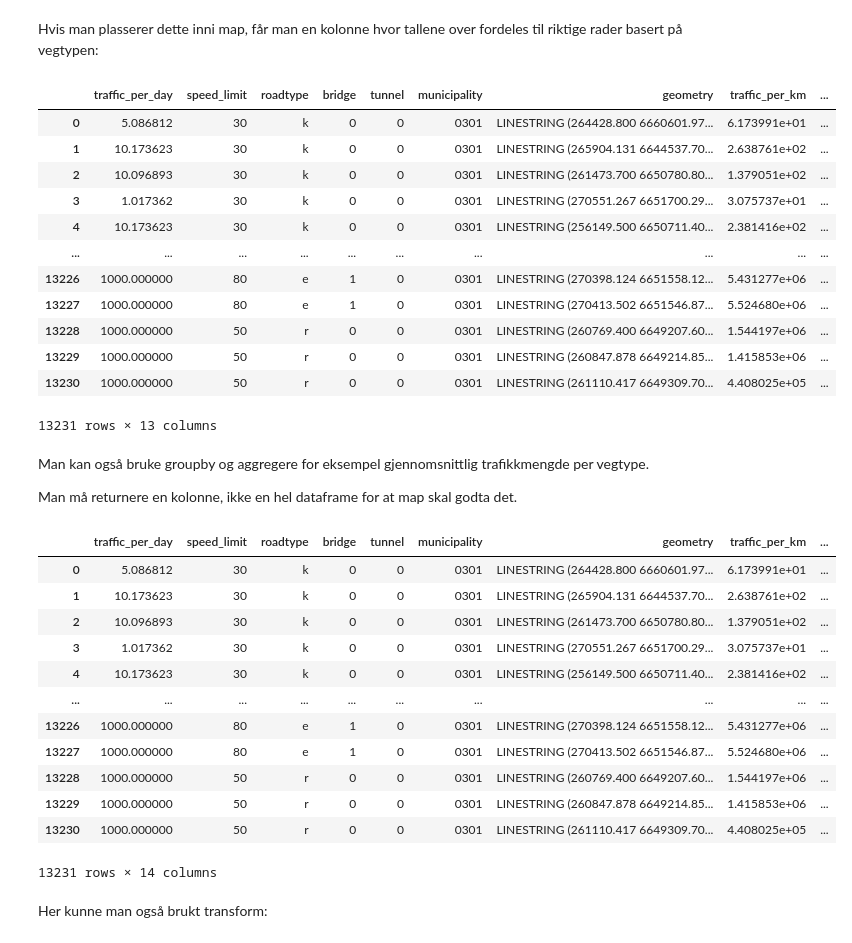
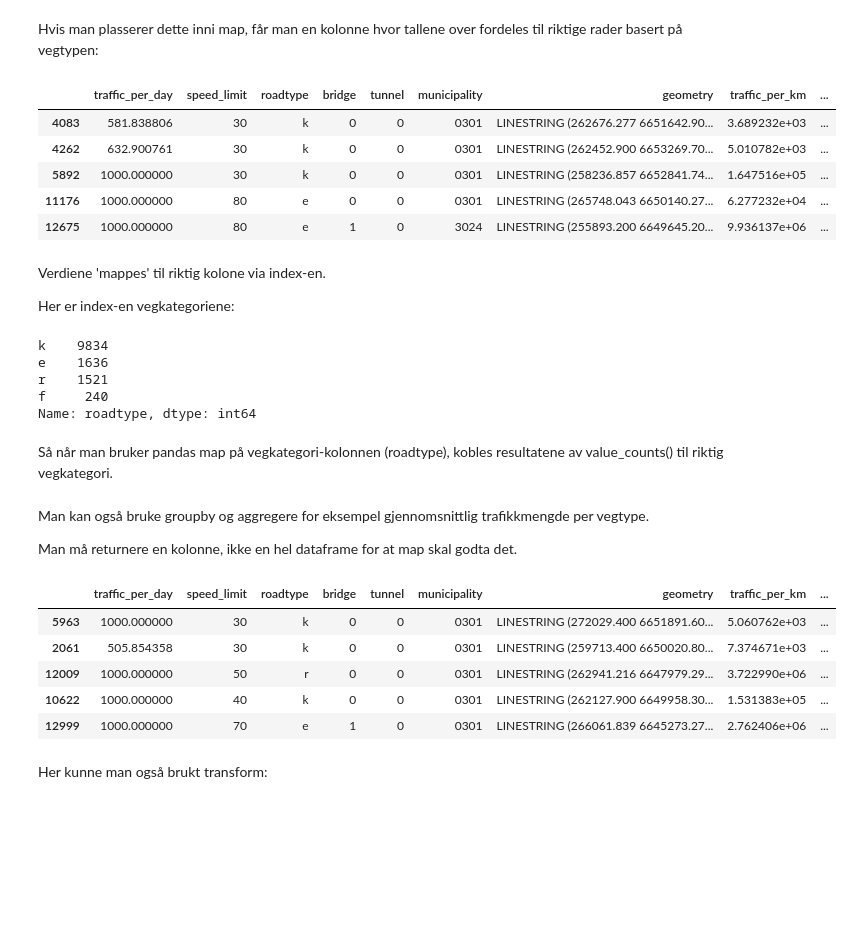
Before and after one commit to statisticsnorway/intro_til_geopandas, a Jupyter notebook: 3_geopandas_for_GIS_folk.ipynb, the cells around one changed output. Saved outputs shown, nothing was run; the diff lists cells and outputs as text; code cells hidden in the pictures; blank space fills up the shorter version.

```diff
--- a/3_geopandas_for_GIS_folk.ipynb
+++ b/3_geopandas_for_GIS_folk.ipynb
@@ -1527,10 +1552,9 @@ Name: KOMMUNENR_int, Length: 13231, dtype: int64
 # %% [markdown]
 pandas map godtar også funksjoner:
 # %%
-# funksjon som sørger for riktig format på kommunenumrene
-kommnr_funksjon = lambda x: str(int(x)).zfill(4)
+riktig_kommnr_funksjon = lambda x: str(int(x)).zfill(4)
 
-veger["KOMMUNENR"] = veger["KOMMUNENR_int"].map(kommnr_funksjon)
+veger["KOMMUNENR"] = veger["KOMMUNENR_int"].map(riktig_kommnr_funksjon)
 veger["KOMMUNENR"]
 # %% [output]
 0        0301
@@ -1549,10 +1573,10 @@ Name: KOMMUNENR, Length: 13231, dtype: object
 def fartsfunksjon(verdi):
     if verdi<40:
         return "<40"
-    if verdi<60:
-        return "<60"
+    if verdi<=60:
+        return "40-60"
     if verdi<80:
-        return "<80"
+        return "70-80"
     return "80+"
 
 veger["fartsgrense_kategorier"] = veger["speed_limit"].map(fartsfunksjon)
@@ -1597,44 +1623,45 @@ Name: roadtype, dtype: int64
 Hvis man plasserer dette inni map, får man en kolonne hvor tallene over fordeles til riktige rader basert på vegtypen:
 # %%
 veger["antall_vegtype"] = veger.roadtype.map(veger.roadtype.value_counts())
-veger
+veger.sample(5)
 # %% [output]
 |  | traffic_per_day | speed_limit | roadtype | bridge | tunnel | municipality | geometry | traffic_per_km | ... |
-| 0 | 5.086812 | 30 | k | 0 | 0 | 0301 | LINESTRING (264428.800 6660601.97... | 6.173991e+01 | ... |
-| 1 | 10.173623 | 30 | k | 0 | 0 | 0301 | LINESTRING (265904.131 6644537.70... | 2.638761e+02 | ... |
-| 2 | 10.096893 | 30 | k | 0 | 0 | 0301 | LINESTRING (261473.700 6650780.80... | 1.379051e+02 | ... |
-| 3 | 1.017362 | 30 | k | 0 | 0 | 0301 | LINESTRING (270551.267 6651700.29... | 3.075737e+01 | ... |
-| 4 | 10.173623 | 30 | k | 0 | 0 | 0301 | LINESTRING (256149.500 6650711.40... | 2.381416e+02 | ... |
-| ... | ... | ... | ... | ... | ... | ... | ... | ... | ... |
-| 13226 | 1000.000000 | 80 | e | 1 | 0 | 0301 | LINESTRING (270398.124 6651558.12... | 5.431277e+06 | ... |
-| 13227 | 1000.000000 | 80 | e | 1 | 0 | 0301 | LINESTRING (270413.502 6651546.87... | 5.524680e+06 | ... |
-| 13228 | 1000.000000 | 50 | r | 0 | 0 | 0301 | LINESTRING (260769.400 6649207.60... | 1.544197e+06 | ... |
-| 13229 | 1000.000000 | 50 | r | 0 | 0 | 0301 | LINESTRING (260847.878 6649214.85... | 1.415853e+06 | ... |
-| 13230 | 1000.000000 | 50 | r | 0 | 0 | 0301 | LINESTRING (261110.417 6649309.70... | 4.408025e+05 | ... |
+| 4083 | 581.838806 | 30 | k | 0 | 0 | 0301 | LINESTRING (262676.277 6651642.90... | 3.689232e+03 | ... |
+| 4262 | 632.900761 | 30 | k | 0 | 0 | 0301 | LINESTRING (262452.900 6653269.70... | 5.010782e+03 | ... |
+| 5892 | 1000.000000 | 30 | k | 0 | 0 | 0301 | LINESTRING (258236.857 6652841.74... | 1.647516e+05 | ... |
+| 11176 | 1000.000000 | 80 | e | 0 | 0 | 0301 | LINESTRING (265748.043 6650140.27... | 6.277232e+04 | ... |
+| 12675 | 1000.000000 | 80 | e | 1 | 0 | 3024 | LINESTRING (255893.200 6649645.20... | 9.936137e+06 | ... |
-13231 rows × 13 columns
 # %% [markdown]
-Man kan også bruke groupby og aggregere for eksempel gjennomsnittlig trafikkmengde per vegtype.
+Verdiene 'mappes' til riktig kolone via index-en.
 
-Man må returnere en kolonne, ikke en hel dataframe for at map skal godta det.
+Her er index-en vegkategoriene:
+# %%
+veger.roadtype.value_counts()
+# %% [output]
+k    9834
+e    1636
+r    1521
+f     240
+Name: roadtype, dtype: int64
+# %% [markdown]
+Så når man bruker pandas map på vegkategori-kolonnen (roadtype), kobles resultatene av value_counts() til riktig vegkategori.
+# %% [markdown]
+
+Man kan også bruke groupby og aggregere for eksempel gjennomsnittlig trafikkmengde per vegtype.
+
+Man må returnere en kolonne, ikke en hel dataframe for at map skal godta det.
 # %%
 veger["avg_traffic_roadtype"] = veger.roadtype.map(
     veger.groupby("roadtype").mean()["traffic_per_day"]
     )
-veger
+veger.sample(5)
 # %% [output]
 |  | traffic_per_day | speed_limit | roadtype | bridge | tunnel | municipality | geometry | traffic_per_km | ... |
-| 0 | 5.086812 | 30 | k | 0 | 0 | 0301 | LINESTRING (264428.800 6660601.97... | 6.173991e+01 | ... |
-| 1 | 10.173623 | 30 | k | 0 | 0 | 0301 | LINESTRING (265904.131 6644537.70... | 2.638761e+02 | ... |
-| 2 | 10.096893 | 30 | k | 0 | 0 | 0301 | LINESTRING (261473.700 6650780.80... | 1.379051e+02 | ... |
-| 3 | 1.017362 | 30 | k | 0 | 0 | 0301 | LINESTRING (270551.267 6651700.29... | 3.075737e+01 | ... |
-| 4 | 10.173623 | 30 | k | 0 | 0 | 0301 | LINESTRING (256149.500 6650711.40... | 2.381416e+02 | ... |
-| ... | ... | ... | ... | ... | ... | ... | ... | ... | ... |
-| 13226 | 1000.000000 | 80 | e | 1 | 0 | 0301 | LINESTRING (270398.124 6651558.12... | 5.431277e+06 | ... |
-| 13227 | 1000.000000 | 80 | e | 1 | 0 | 0301 | LINESTRING (270413.502 6651546.87... | 5.524680e+06 | ... |
-| 13228 | 1000.000000 | 50 | r | 0 | 0 | 0301 | LINESTRING (260769.400 6649207.60... | 1.544197e+06 | ... |
-| 13229 | 1000.000000 | 50 | r | 0 | 0 | 0301 | LINESTRING (260847.878 6649214.85... | 1.415853e+06 | ... |
-| 13230 | 1000.000000 | 50 | r | 0 | 0 | 0301 | LINESTRING (261110.417 6649309.70... | 4.408025e+05 | ... |
+| 5963 | 1000.000000 | 30 | k | 0 | 0 | 0301 | LINESTRING (272029.400 6651891.60... | 5.060762e+03 | ... |
+| 2061 | 505.854358 | 30 | k | 0 | 0 | 0301 | LINESTRING (259713.400 6650020.80... | 7.374671e+03 | ... |
+| 12009 | 1000.000000 | 50 | r | 0 | 0 | 0301 | LINESTRING (262941.216 6647979.29... | 3.722990e+06 | ... |
+| 10622 | 1000.000000 | 40 | k | 0 | 0 | 0301 | LINESTRING (262127.900 6649958.30... | 1.531383e+05 | ... |
+| 12999 | 1000.000000 | 70 | e | 1 | 0 | 0301 | LINESTRING (266061.839 6645273.27... | 2.762406e+06 | ... |
-13231 rows × 14 columns
 # %% [markdown]
 Her kunne man også brukt transform:
 # %%
```
Also changed, not shown: parts of 45 cells of this notebook.
